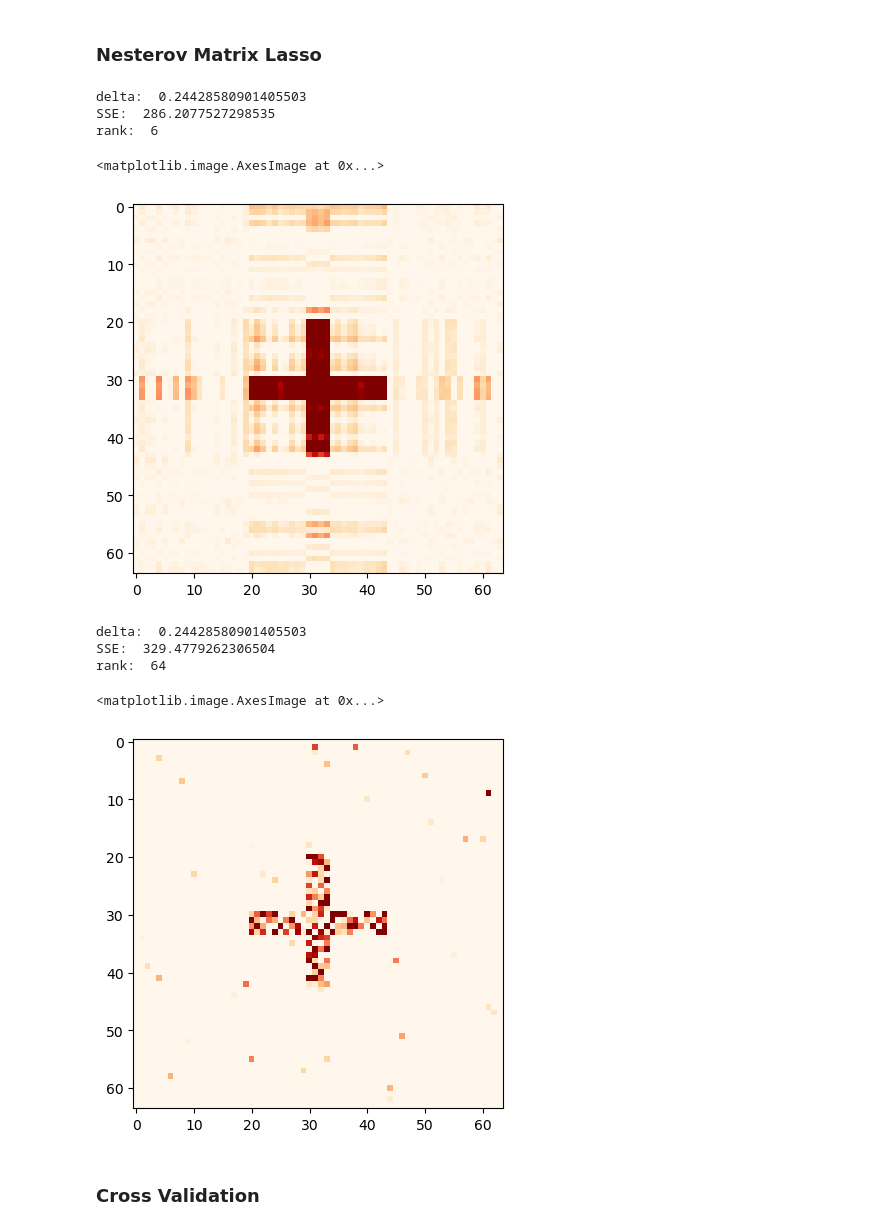
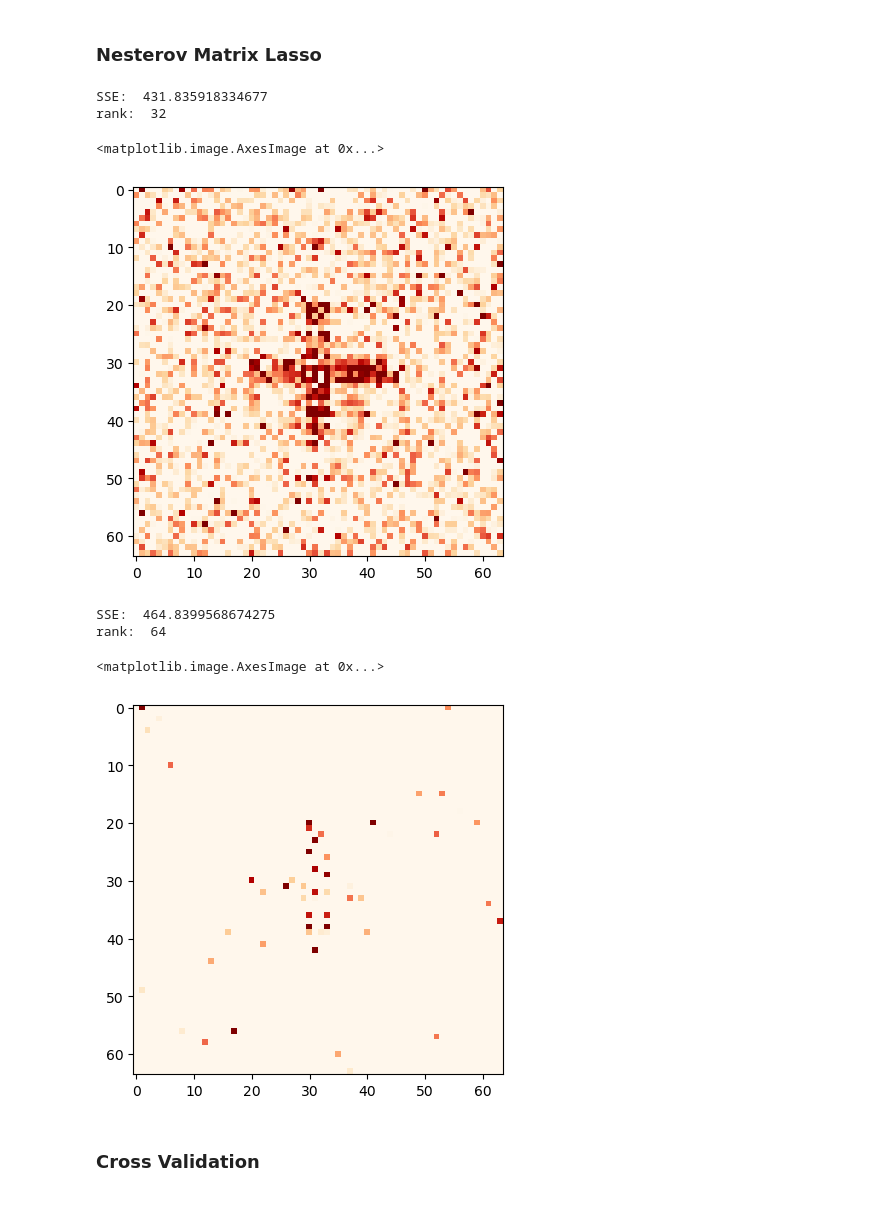
Before and after one commit to ZPZhou-lab/MatrixGLM, a Jupyter notebook: Regression Test.ipynb, the cells around one changed output. Cells and saved outputs as stored; diff of their text form; code cells hidden in the pictures.

```diff
--- a/Regression Test.ipynb
+++ b/Regression Test.ipynb
@@ -9,7 +9,7 @@ from model.utils import batch_mat_prod, CrossValid
 ### **Generate Data**
 # %%
 # generate mu
-N = 1000
+N = 300
 X = np.random.randn(N,64,64)
 X_test = np.random.randn(500,64,64)
 # coef
@@ -33,7 +33,6 @@ plt.imshow(coef,cmap=plt.cm.OrRd)
 # %%
 model_mr = MatrixRegressor(_lambda=0.4,penalty='nuclear',max_steps=100)
 model_mr.fit(X,y)
-print("delta: ",model_mr._delta)
 print("SSE: ",np.sum((model_mr.predict(X_test) - y_test)**2))
 print("rank: ",np.sum(model_mr.singular_vals > 0))
 # _, eigvals, _ = np.linalg.svd(model_mr._coef)
@@ -41,27 +40,24 @@ print("rank: ",np.sum(model_mr.singular_vals > 0))
 plt.imshow(model_mr.coef_,cmap=plt.cm.OrRd,
            vmin=0,vmax=0.5*np.max(model_mr.coef_))
 # %% [output]
-delta:  0.24428580901405503
-SSE:  286.2077527298535
-rank:  6
+SSE:  431.835918334677
+rank:  32
 <matplotlib.image.AxesImage at 0x...>
-[figure, old version]
+[figure, new version]
 # %%
-model_mr = MatrixRegressor(_lambda=0.05,penalty='lasso')
+model_mr = MatrixRegressor(_lambda=0.1,penalty='lasso')
 model_mr.fit(X,y)
-print("delta: ",model_mr._delta)
 print("SSE: ",np.sum((model_mr.predict(X_test) - y_test)**2))
 print("rank: ",np.sum(model_mr.singular_vals > 0))
 # _, eigvals, _ = np.linalg.svd(model_mr._coef)
 # print("rank of coef: ",np.sum(eigvals > 0))
 plt.imshow(model_mr.coef_,cmap=plt.cm.OrRd,
            vmin=0,vmax=0.5*np.max(model_mr.coef_))
 # %% [output]
-delta:  0.24428580901405503
-SSE:  329.4779262306504
+SSE:  464.8399568674275
 rank:  64
 <matplotlib.image.AxesImage at 0x...>
-[figure, old version]
+[figure, new version]
 # %% [markdown]
 ### **Cross Validation**
 # %%
```
Also changed, not shown: parts of 4 cells of this notebook, 8 other files.
